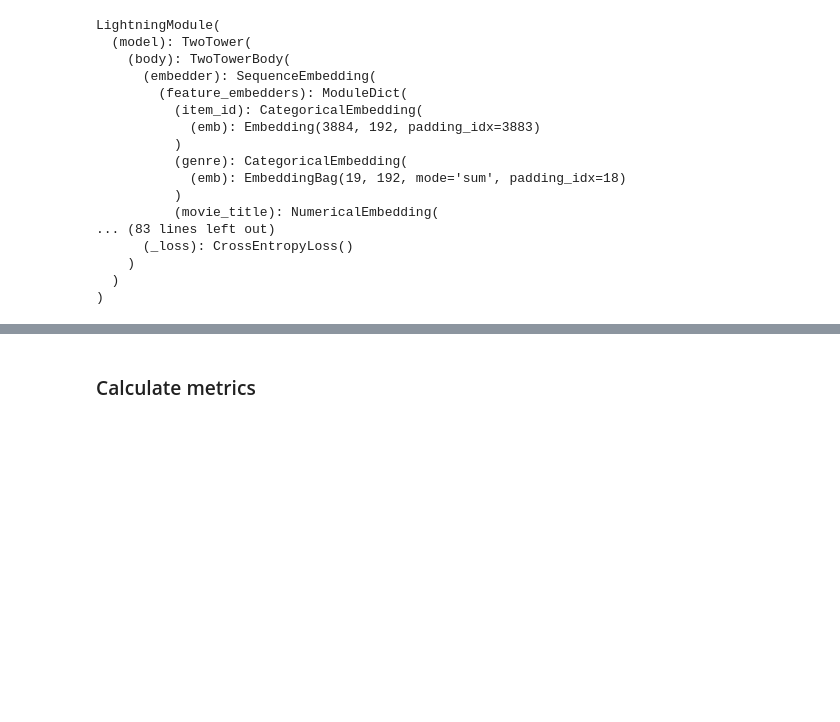
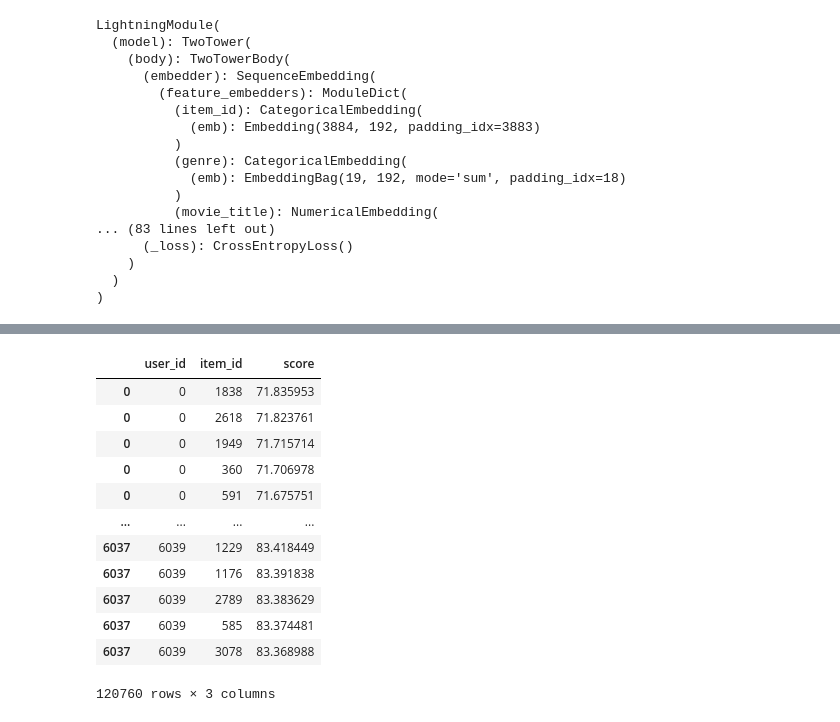
Before and after one commit to sb-ai-lab/RePlay, a Jupyter notebook: examples/17_twotower_advanced_example.ipynb, the cells around one changed output, grey strips where cells are left out. Saved outputs shown, nothing was run; the diff lists cells and outputs as text; code cells hidden in the pictures; blank space fills up the shorter version.

```diff
--- a/examples/17_twotower_advanced_example.ipynb
+++ b/examples/17_twotower_advanced_example.ipynb
@@ -733,2 +674,16 @@ TPU available: False, using: 0 TPU cores
-# %% [markdown]
-### Calculate metrics
+# %%
+pandas_res
+# %% [output]
+|  | user_id | item_id | score |
+| 0 | 0 | 1838 | 71.835953 |
+| 0 | 0 | 2618 | 71.823761 |
+| 0 | 0 | 1949 | 71.715714 |
+| 0 | 0 | 360 | 71.706978 |
+| 0 | 0 | 591 | 71.675751 |
+| ... | ... | ... | ... |
+| 6037 | 6039 | 1229 | 83.418449 |
+| 6037 | 6039 | 1176 | 83.391838 |
+| 6037 | 6039 | 2789 | 83.383629 |
+| 6037 | 6039 | 585 | 83.374481 |
+| 6037 | 6039 | 3078 | 83.368988 |
+120760 rows × 3 columns
```
Also changed, not shown: parts of 68 cells of this notebook.
